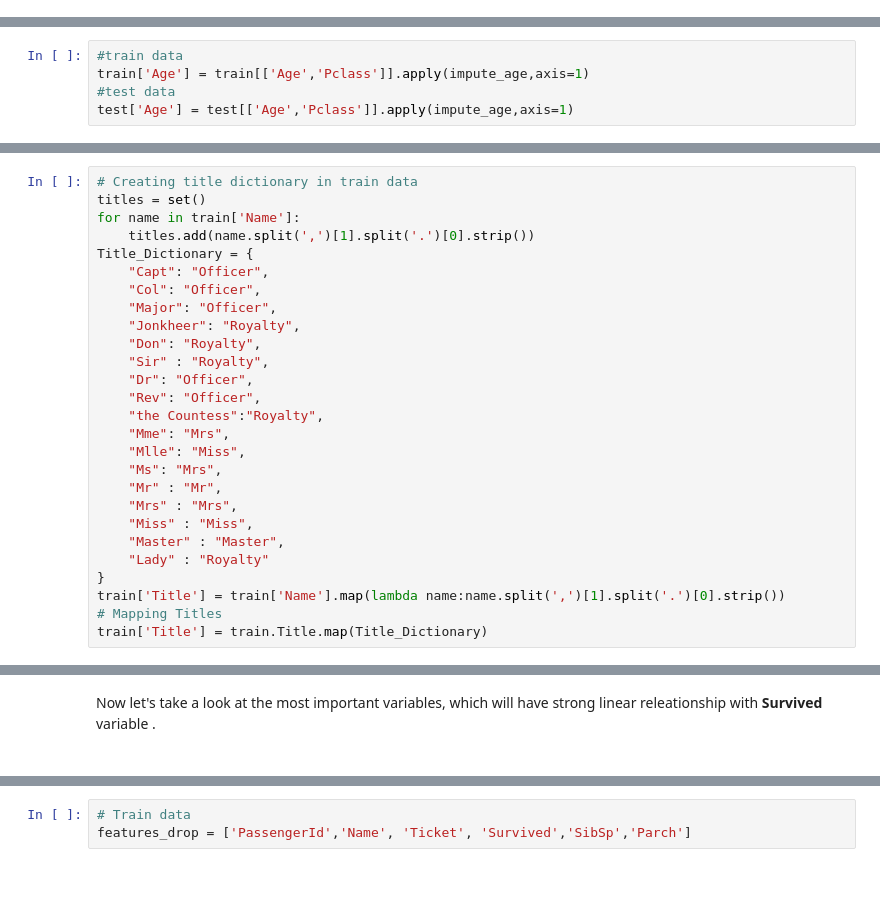
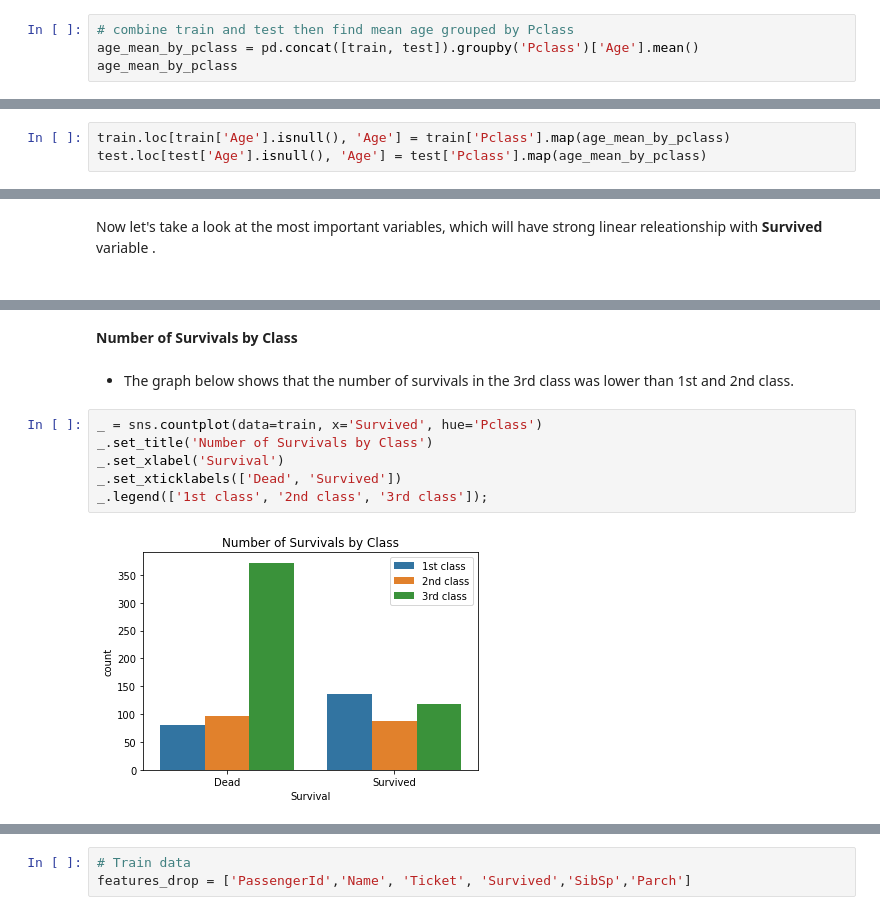
Before and after one commit to Afalqannas/Titanic-project, a Jupyter notebook: titanic_project.ipynb, the cells around one changed output, grey strips where cells are left out. Drawn from its saved outputs; the diff is of its cells as text; blank space fills up the shorter version.

```diff
--- a/titanic_project.ipynb
+++ b/titanic_project.ipynb
@@ -197,0 +173,4 @@ mean_age
+# %%
+# combine train and test then find mean age grouped by Pclass
+age_mean_by_pclass = pd.concat([train, test]).groupby('Pclass')['Age'].mean()
+age_mean_by_pclass
@@ -217,5 +184,0 @@ def impute_age(age_pclass): # passing age_pclass as ['Age', 'Pclass']
-# %%
-#train data
-train['Age'] = train[['Age','Pclass']].apply(impute_age,axis=1)
-#test data
-test['Age'] = test[['Age','Pclass']].apply(impute_age,axis=1)
@@ -238 +185,4 @@ array([0, 1])
+# %%
+train.loc[train['Age'].isnull(), 'Age'] = train['Pclass'].map(age_mean_by_pclass)
+test.loc[test['Age'].isnull(), 'Age'] = test['Pclass'].map(age_mean_by_pclass)
 # %% [markdown]
@@ -268,27 +242,0 @@ age_range(test)
-# %%
-# Creating title dictionary in train data
-titles = set()
-for name in train['Name']:
-    titles.add(name.split(',')[1].split('.')[0].strip())
-Title_Dictionary = {
-    "Capt": "Officer",
-    "Col": "Officer",
-    "Major": "Officer",
-    "Jonkheer": "Royalty",
-    "Don": "Royalty",
-    "Sir" : "Royalty",
-    "Dr": "Officer",
-    "Rev": "Officer",
-    "the Countess":"Royalty",
-    "Mme": "Mrs",
-    "Mlle": "Miss",
-    "Ms": "Mrs",
-    "Mr" : "Mr",
-    "Mrs" : "Mrs",
-    "Miss" : "Miss",
-    "Master" : "Master",
-    "Lady" : "Royalty"
-}
-train['Title'] = train['Name'].map(lambda name:name.split(',')[1].split('.')[0].strip())
-# Mapping Titles
-train['Title'] = train.Title.map(Title_Dictionary)
@@ -442,0 +359,12 @@ for t, l in zip(g._legend.texts, new_labels): t.set_text(l)
+# %% [markdown]
+**Number of Survivals by Class**
+# %% [markdown]
+- The graph below shows that the number of survivals in the  3rd class was lower than 1st and 2nd class.
+# %%
+_ = sns.countplot(data=train, x='Survived', hue='Pclass')
+_.set_title('Number of Survivals by Class')
+_.set_xlabel('Survival')
+_.set_xticklabels(['Dead', 'Survived'])
+_.legend(['1st class', '2nd class', '3rd class']);
+# %% [output]
+[figure, added]
```
Also changed, not shown: parts of 189 cells of this notebook, 3 other files.
